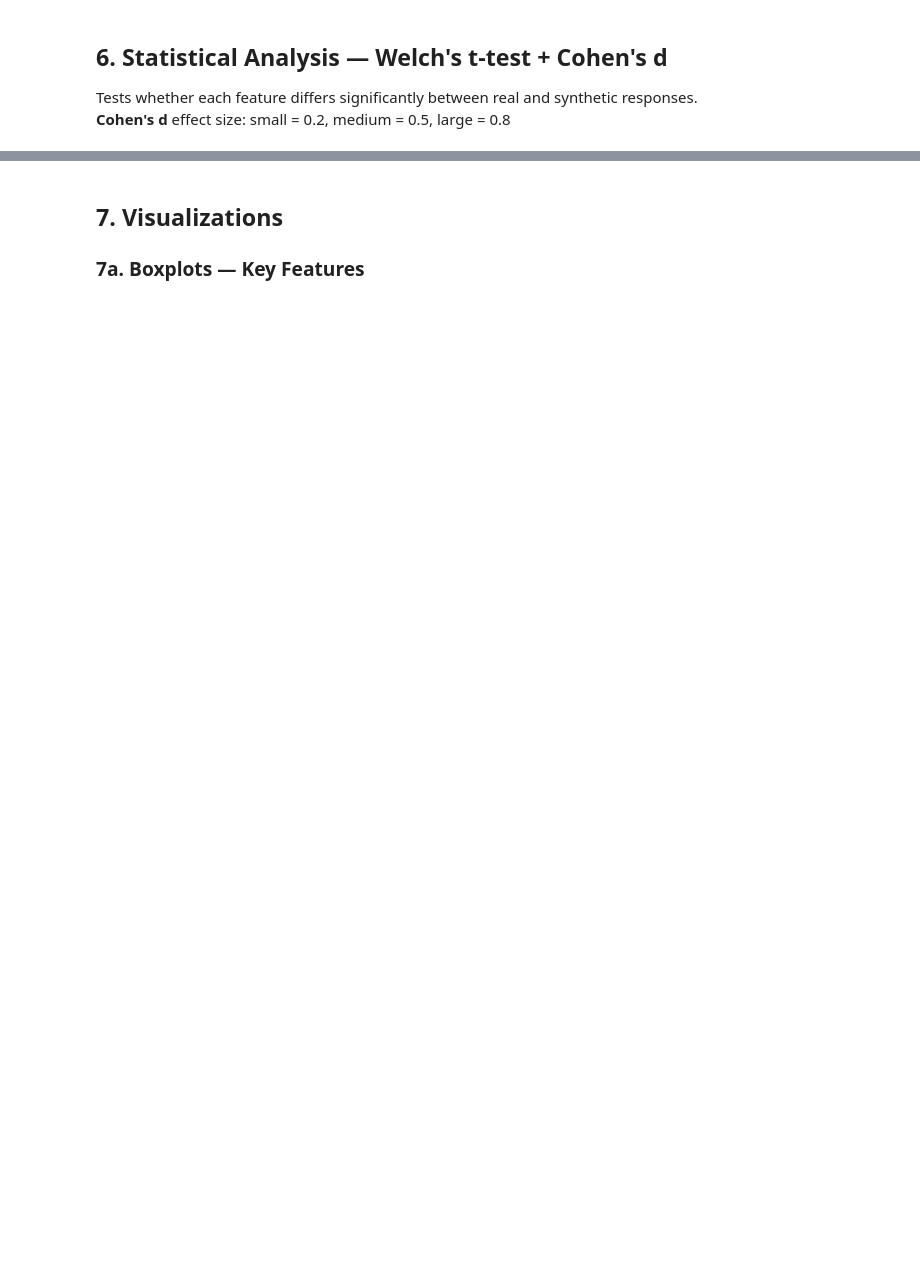
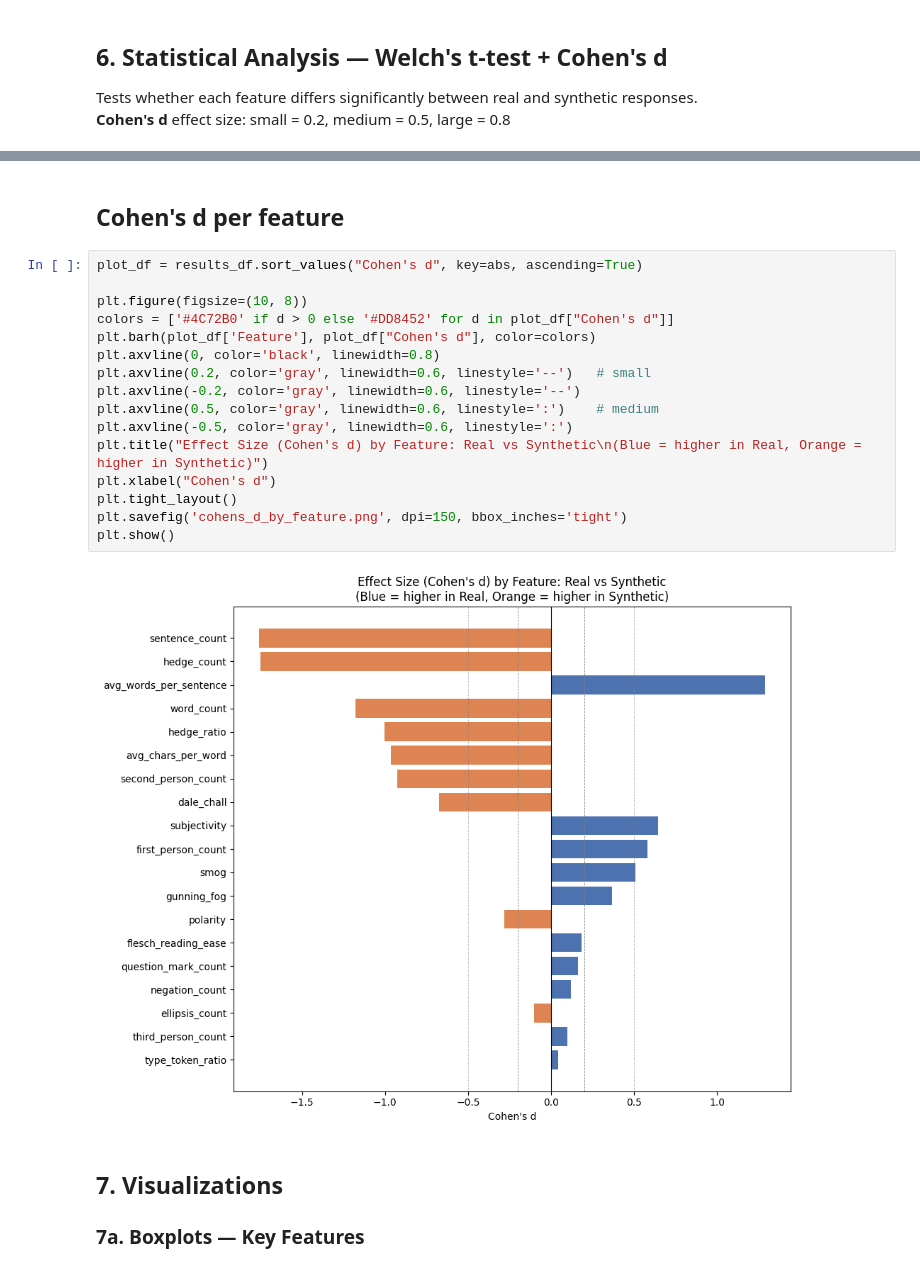
Before and after one commit to Jacksonbond-haizz/ARP, a Jupyter notebook: NewWork_MC16k_v2_5.ipynb, the cells around one changed output, grey strips where cells are left out. Drawn from its saved outputs; the diff is of its cells as text; blank space fills up the shorter version.

```diff
--- a/NewWork_MC16k_v2_5.ipynb
+++ b/NewWork_MC16k_v2_5.ipynb
@@ -320,3 +334,23 @@ results_df
+# %% [markdown]
+## Cohen's d per feature
+# %%
+plot_df = results_df.sort_values("Cohen's d", key=abs, ascending=True)
+
+plt.figure(figsize=(10, 8))
+colors = ['#4C72B0' if d > 0 else '#DD8452' for d in plot_df["Cohen's d"]]
+plt.barh(plot_df['Feature'], plot_df["Cohen's d"], color=colors)
+plt.axvline(0, color='black', linewidth=0.8)
+plt.axvline(0.2, color='gray', linewidth=0.6, linestyle='--')   # small
+plt.axvline(-0.2, color='gray', linewidth=0.6, linestyle='--')
+plt.axvline(0.5, color='gray', linewidth=0.6, linestyle=':')    # medium
+plt.axvline(-0.5, color='gray', linewidth=0.6, linestyle=':')
+plt.title("Effect Size (Cohen's d) by Feature: Real vs Synthetic\n(Blue = higher in Real, Orange = higher in Synthetic)")
+plt.xlabel("Cohen's d")
+plt.tight_layout()
+plt.savefig('cohens_d_by_feature.png', dpi=150, bbox_inches='tight')
+plt.show()
+# %% [output]
+[figure, added]
 # %% [markdown]
 ## 7. Visualizations
 ### 7a. Boxplots — Key Features
```
Also changed, not shown: parts of 20 cells of this notebook.
